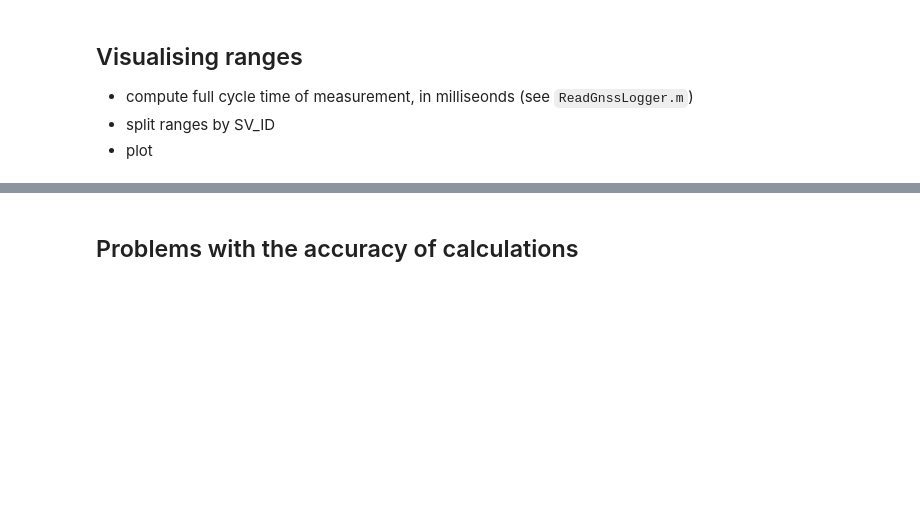
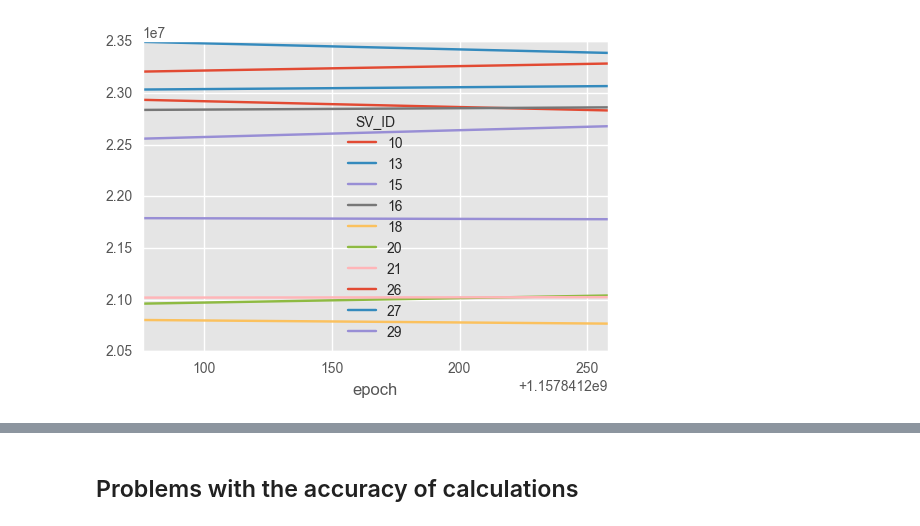
Before and after one commit to DfAC/AndroidGNSS, a Jupyter notebook: ProcessRanges.ipynb, the cells around one changed output, grey strips where cells are left out. Drawn from its saved outputs; the diff is of its cells as text; code cells hidden in the pictures; blank space fills up the shorter version.

```diff
--- a/ProcessRanges.ipynb
+++ b/ProcessRanges.ipynb
@@ -76,0 +69,4 @@ GNSS_const = {'totalWeekSecs':7*24*3600,'lightSpeed':299792458}
+# %%
+df_GNSS = readGNSSLogger(data_file)
+
+df_GNSS.head()
@@ -118,7 +166,7 @@ df_GNSS.FullBiasNanos
 GPSWeek = (-df_GNSS.FullBiasNanos*1e-9/GNSS_const['totalWeekSecs']).astype('int')
 print 'GPS week {} '.format(GPSWeek.unique())
 
-tRx_ns  = df_GNSS.TimeNanos-df_GNSS.FullBiasNanos.iloc[0]-(GPSWeek*GNSS_const['totalWeekSecs']*1e9)  +df_GNSS.TimeOffsetNanos
+tRx_ns  = df_GNSS.TimeNanos+df_GNSS.TimeOffsetNanos-df_GNSS.FullBiasNanos.iloc[0]-(GPSWeek*GNSS_const['totalWeekSecs']*1e9)
 #tRx_ns  = df_GNSS.TimeNanos-df_GNSS.FullBiasNanos-(GPSWeek*GNSS_const['totalWeekSecs']*1e9)  +df_GNSS.TimeOffsetNanos
-PR_m = (tRx_ns-df_GNSS.ReceivedSvTimeNanos)*299792458*1e-9
+PR_m = (tRx_ns-df_GNSS.ReceivedSvTimeNanos)*GNSS_const['lightSpeed']*1e-9
 PR_m.tail()
@@ -136,0 +213,30 @@ plt.boxplot([tRx_ns,df_GNSS.ReceivedSvTimeNanos]);
+# %%
+def CalculatePseudorange(dataFrame):
+
+  GNSS_const = {'totalWeekSecs':7*24*3600,'lightSpeed':299792458} #constants
+  GPSWeek = (-dataFrame.FullBiasNanos*1e-9/GNSS_const['totalWeekSecs']).astype('int')
+  print 'GPS week {} '.format(GPSWeek.unique())
+
+  tRx_ns  = dataFrame.TimeNanos+dataFrame.TimeOffsetNanos-dataFrame.FullBiasNanos.iloc[0]-(GPSWeek*GNSS_const['totalWeekSecs']*1e9)
+  #tRx_ns  = dataFrame.TimeNanos-dataFrame.FullBiasNanos-(GPSWeek*GNSS_const['totalWeekSecs']*1e9)  +dataFrame.TimeOffsetNanos
+  PR_m = (tRx_ns-dataFrame.ReceivedSvTimeNanos)*GNSS_const['lightSpeed']*1e-9
+  PR_m.tail()
+
+  # get epochs
+  listOfSV = dataFrame.SVid.unique()
+  allRxSec = (dataFrame.TimeNanos - dataFrame.FullBiasNanos)*1e-9;
+  epoch=allRxSec[0::len(listOfSV)] #all epochs, how many obs in data file
+
+  #create temp dataframe with ranges only
+  df_PR =pd.DataFrame({'epoch': allRxSec,'SV_ID': dataFrame.SVid,'PR': PR_m})
+  # split by columns
+  df_PRbySV = df_PR.pivot(index='epoch',columns='SV_ID', values='PR')
+
+  return df_PRbySV
+# %%
+df_GNSS = readGNSSLogger(data_file)
+df_GNSS = df_GNSS[df_GNSS.ConstellationType==1]
+BasicInfo(df_GNSS)
+
+df_GNSS = CalculatePseudorange(df_GNSS)
+df_GNSS.tail()
@@ -137,8 +255,4 @@ plt.boxplot([tRx_ns,df_GNSS.ReceivedSvTimeNanos]);
 # %%
-df_GNSS.columns
+df_GNSS.plot();
+# %% [output]
+[figure, added]
-# %% [markdown]
-## Visualising ranges
-
-* compute full cycle time of measurement, in milliseonds (see `ReadGnssLogger.m`)
-* split ranges by SV_ID
-* plot
```
Also changed, not shown: parts of 37 cells of this notebook, 1 other file.
